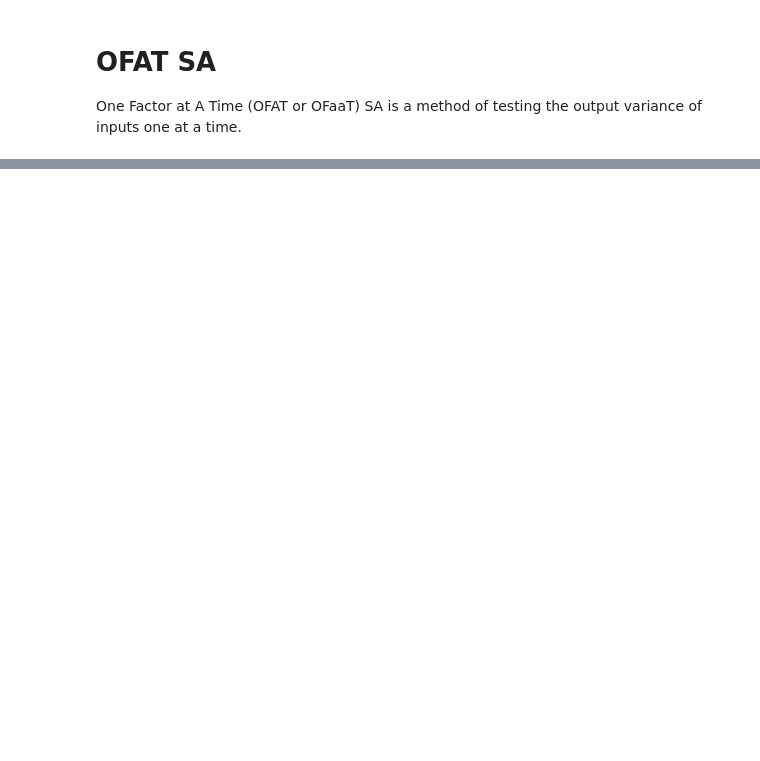
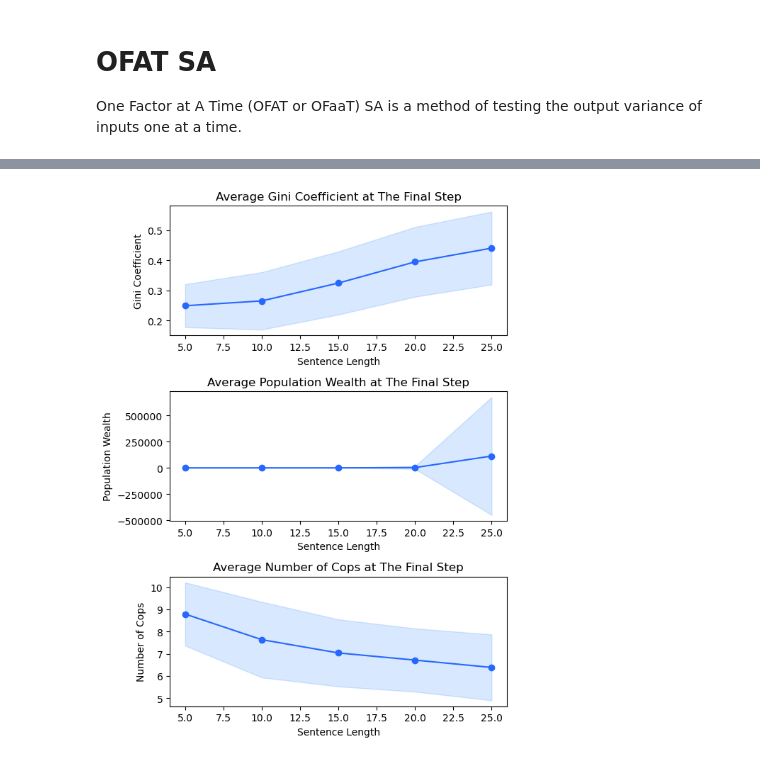
Before and after one commit to nabilasiregar/abm-project, a Jupyter notebook: notebooks/sensitivity_analysis.ipynb, the cells around one changed output, grey strips where cells are left out. Cells and saved outputs as stored; diff of their text form; code cells hidden in the pictures; blank space fills up the shorter version.

```diff
--- a/notebooks/sensitivity_analysis.ipynb
+++ b/notebooks/sensitivity_analysis.ipynb
@@ -21,0 +25,4 @@ plot_ofat_analysis(data, 'sentence_length', 'Sentence Length', 'OFAT Analysis')
+# %%
+plot_average_last_step(data, 'sentence_length', 'Sentence Length')
+# %% [output]
+[figure, added]
```
Also changed, not shown: parts of 7 cells of this notebook, 2 other files.
